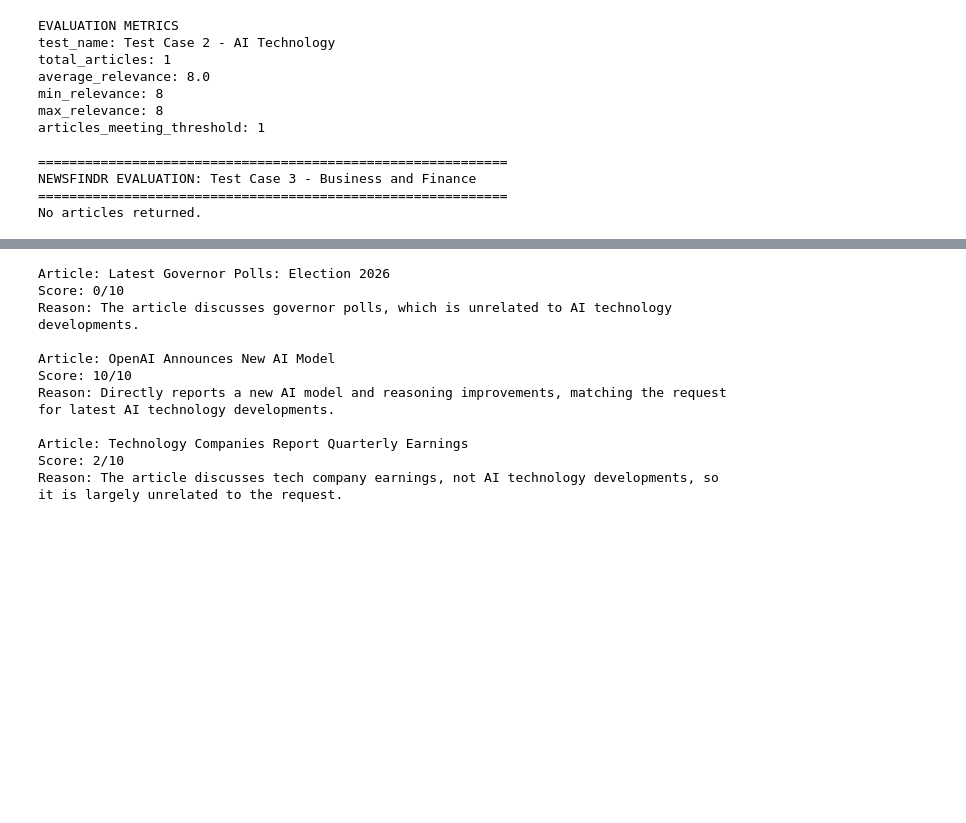
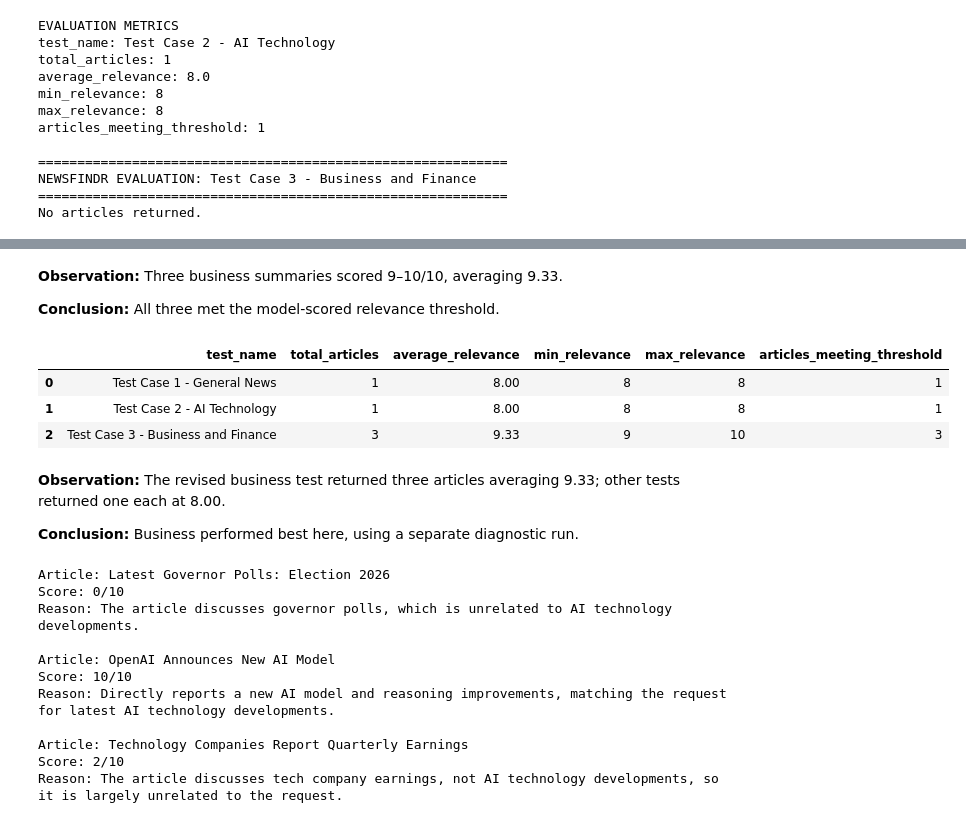
Before and after one commit to timayabi2020/newsfindr, a Jupyter notebook: NewsFindr.ipynb, the cells around one changed output, grey strips where cells are left out. Drawn from its saved outputs; the diff is of its cells as text; code cells hidden in the pictures; blank space fills up the shorter version.

```diff
--- a/NewsFindr.ipynb
+++ b/NewsFindr.ipynb
@@ -1704,0 +1874,28 @@ display(evaluation_results)
+# %%
+
+# Select the three highest-scoring articles
+selected_business_articles = business_articles[:3]
+
+# Generate summaries
+business_results = summarize_news(
+    articles=selected_business_articles,
+    max_articles=3
+)
+
+# Preserve relevance scores
+score_lookup = {
+    article["url"]: article.get("relevance_score")
+    for article in selected_business_articles
+    if article.get("url")
+}
+
+for article in business_results:
+    article["relevance_score"] = score_lookup.get(
+        article.get("url")
+    )
+
+# Evaluate
+business_evaluation = evaluate_newsfindr(
+    results=business_results,
+    test_name="Test Case 3 - Business and Finance"
+)
@@ -1705,3 +1917,31 @@ display(evaluation_results)
+# %% [markdown]
+**Observation:** Three business summaries scored 9–10/10, averaging 9.33.
+
+**Conclusion:** All three met the model-scored relevance threshold.
+# %%
+
+
+
+# Update Test Case 3 metrics
+metrics_3 = business_evaluation
+
+# Rebuild the comparison table
+comparison_df = pd.DataFrame([
+    metrics_1,
+    metrics_2,
+    metrics_3
+])
+
+display(comparison_df)
+# %% [output]
+|  | test_name | total_articles | average_relevance | min_relevance | max_relevance | articles_meeting_threshold |
+| 0 | Test Case 1 - General News | 1 | 8.00 | 8 | 8 | 1 |
+| 1 | Test Case 2 - AI Technology | 1 | 8.00 | 8 | 8 | 1 |
+| 2 | Test Case 3 - Business and Finance | 3 | 9.33 | 9 | 10 | 3 |
+# %% [markdown]
+**Observation:** The revised business test returned three articles averaging 9.33; other tests returned one each at 8.00.
+
+**Conclusion:** Business performed best here, using a separate diagnostic run.
 # %%
 
 from langchain_core.messages import SystemMessage, HumanMessage
```
Also changed, not shown: parts of 45 cells of this notebook.
